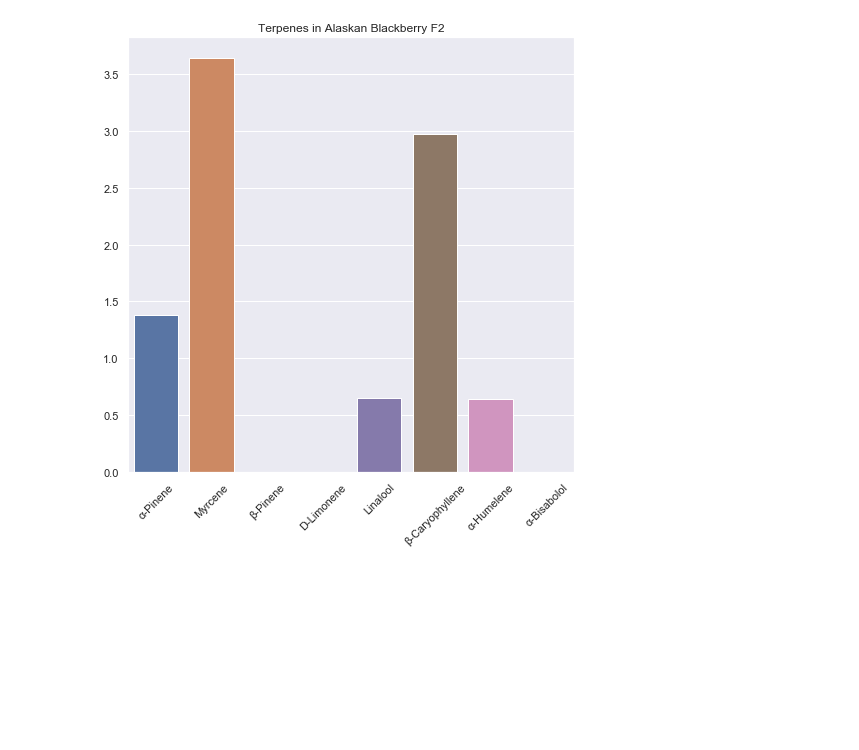
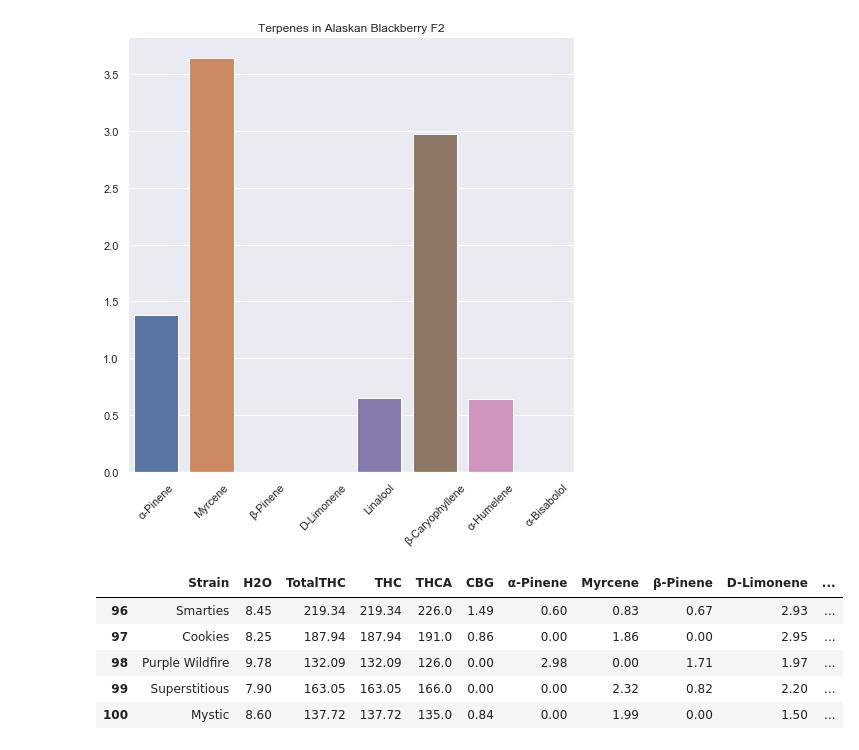
Before and after one commit to kavehamini/Cannabis_Project, a Jupyter notebook: Cannabis_Project.ipynb, the cells around one changed output. Drawn from its saved outputs; the diff is of its cells as text; code cells hidden in the pictures; blank space fills up the shorter version.

```diff
--- a/Cannabis_Project.ipynb
+++ b/Cannabis_Project.ipynb
@@ -385,3 +385,15 @@ plt.xticks(rotation=45)
 (array([0, 1, 2, 3, 4, 5, 6, 7]), <a list of 8 Text xticklabel objects>)
 [figure]
 [figure]
+# %%
+mldf = cleandf[['Strain','H2O','TotalTHC','THC','THCA','CBG','α-Pinene','Myrcene','β-Pinene','D-Limonene','Linalool',
+         'β-Caryophyllene','α-Humelene','α-Bisabolol']]
+# %%
+mldf.head()
+# %% [output]
+|  | Strain | H2O | TotalTHC | THC | THCA | CBG | α-Pinene | Myrcene | β-Pinene | D-Limonene | ... |
+| 96 | Smarties | 8.45 | 219.34 | 219.34 | 226.0 | 1.49 | 0.60 | 0.83 | 0.67 | 2.93 | ... |
+| 97 | Cookies | 8.25 | 187.94 | 187.94 | 191.0 | 0.86 | 0.00 | 1.86 | 0.00 | 2.95 | ... |
+| 98 | Purple Wildfire | 9.78 | 132.09 | 132.09 | 126.0 | 0.00 | 2.98 | 0.00 | 1.71 | 1.97 | ... |
+| 99 | Superstitious | 7.90 | 163.05 | 163.05 | 166.0 | 0.00 | 0.00 | 2.32 | 0.82 | 2.20 | ... |
+| 100 | Mystic | 8.60 | 137.72 | 137.72 | 135.0 | 0.84 | 0.00 | 1.99 | 0.00 | 1.50 | ... |
```
Also changed, not shown: parts of 2 cells of this notebook.
